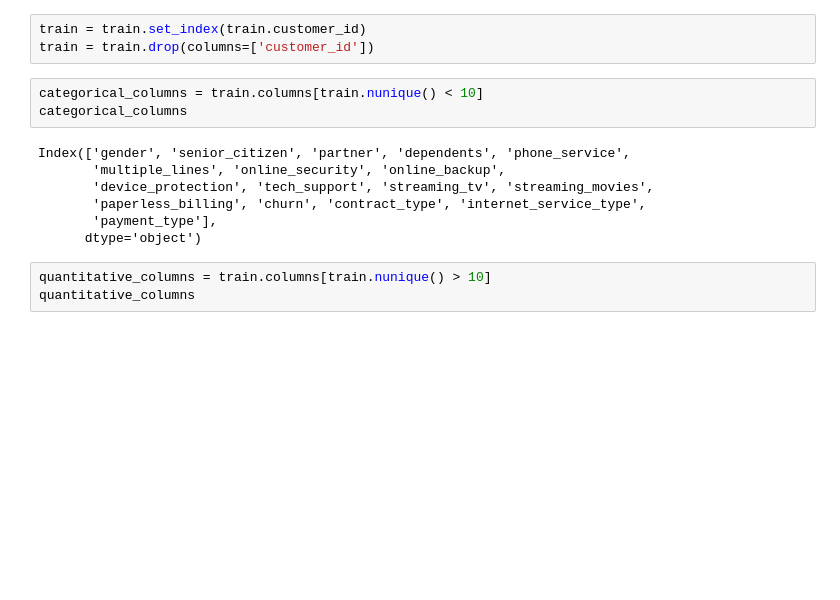
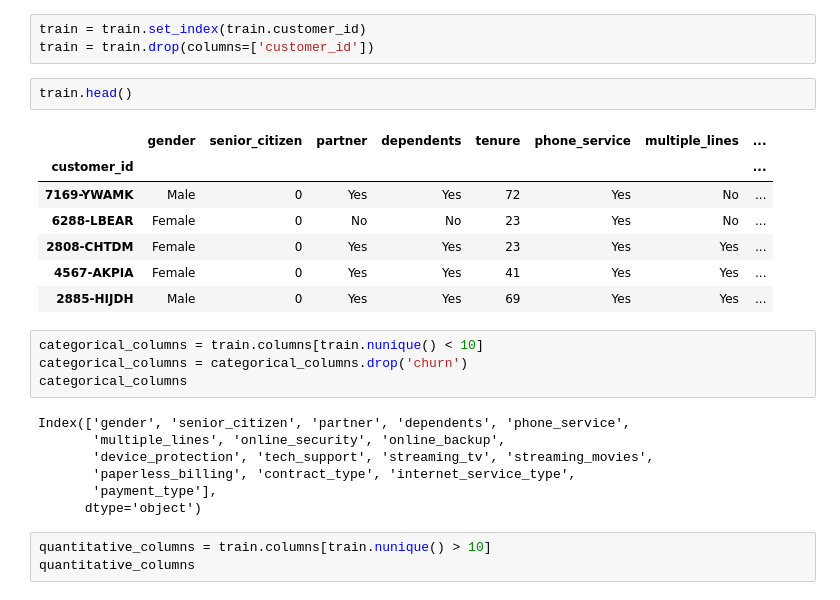
Before and after one commit to rabeka-branham/classification-exercises, a Jupyter notebook: explore.ipynb, the cells around one changed output. Saved outputs shown, nothing was run; the diff lists cells and outputs as text; blank space fills up the shorter version.

```diff
--- a/explore.ipynb
+++ b/explore.ipynb
@@ -339,14 +327,25 @@ dtype: int64
 # %%
 train = train.set_index(train.customer_id)
 train = train.drop(columns=['customer_id'])
+# %%
+train.head()
+# %% [output]
+|  | gender | senior_citizen | partner | dependents | tenure | phone_service | multiple_lines | ... |
+| customer_id |  |  |  |  |  |  |  | ... |
+| 7169-YWAMK | Male | 0 | Yes | Yes | 72 | Yes | No | ... |
+| 6288-LBEAR | Female | 0 | No | No | 23 | Yes | No | ... |
+| 2808-CHTDM | Female | 0 | Yes | Yes | 23 | Yes | Yes | ... |
+| 4567-AKPIA | Female | 0 | Yes | Yes | 41 | Yes | Yes | ... |
+| 2885-HIJDH | Male | 0 | Yes | Yes | 69 | Yes | Yes | ... |
 # %%
 categorical_columns = train.columns[train.nunique() < 10]
+categorical_columns = categorical_columns.drop('churn')
 categorical_columns
 # %% [output]
 Index(['gender', 'senior_citizen', 'partner', 'dependents', 'phone_service',
        'multiple_lines', 'online_security', 'online_backup',
        'device_protection', 'tech_support', 'streaming_tv', 'streaming_movies',
-       'paperless_billing', 'churn', 'contract_type', 'internet_service_type',
+       'paperless_billing', 'contract_type', 'internet_service_type',
        'payment_type'],
       dtype='object')
 # %%
```
Also changed, not shown: parts of 13 cells of this notebook.
